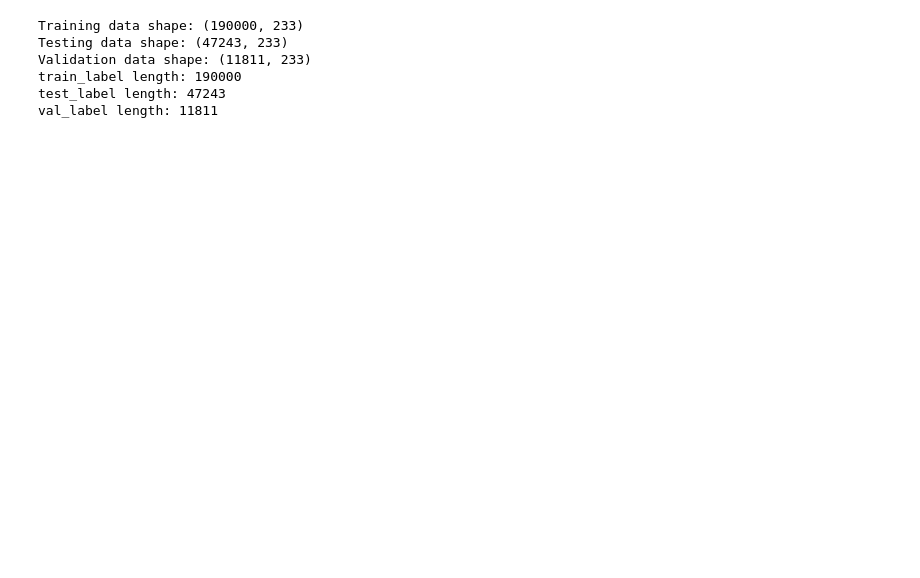
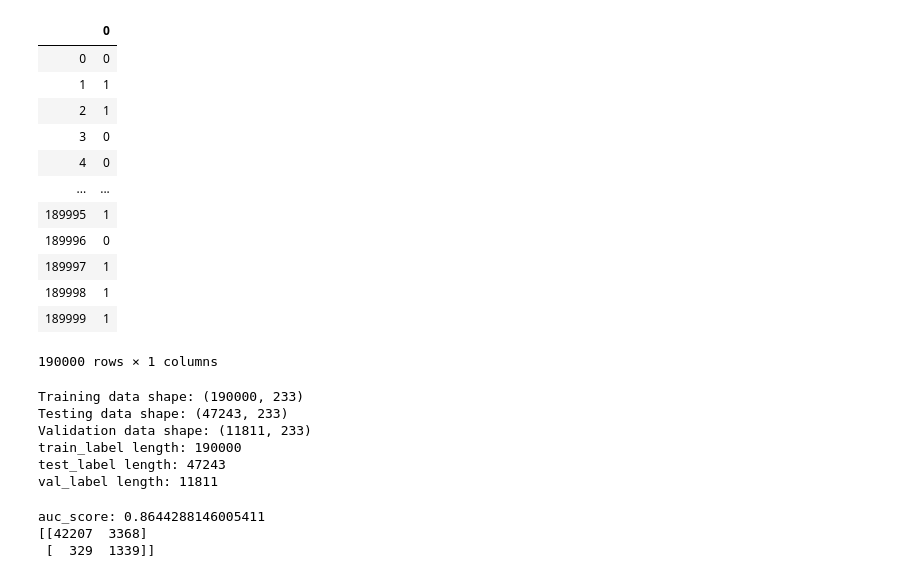
Before and after one commit to kirahman2/tensorflow_classification, a Jupyter notebook: tensorflow_classification.ipynb, the cells around one changed output. Drawn from its saved outputs; the diff is of its cells as text; code cells hidden in the pictures; blank space fills up the shorter version.

```diff
--- a/tensorflow_classification.ipynb
+++ b/tensorflow_classification.ipynb
@@ -131,6 +130,22 @@ loss = keras.losses.BinaryCrossentropy()
 #         self.scaled_val_sample = scaler.transform(self.val_sample)
 
 # pp = PreProcessing(list_data)
+# %%
+train_label
+# %% [output]
+|  | 0 |
+| 0 | 0 |
+| 1 | 1 |
+| 2 | 1 |
+| 3 | 0 |
+| 4 | 0 |
+| ... | ... |
+| 189995 | 1 |
+| 189996 | 0 |
+| 189997 | 1 |
+| 189998 | 1 |
+| 189999 | 1 |
+190000 rows × 1 columns
 # %%
 # smote and upsampling + validation set pulled from training set (now we have data leakage)
 from sklearn.utils import shuffle
@@ -215,6 +241,24 @@ val_label length: 11811
 # tests each and selects the perfect threshold to use
 # create method that saves the new model in tf SavedModel format
 # create method that creates results dataframe along with score
+# %%
+# Final model WORKING
+list_auc_score = []
+path_savedmodel = '/Users/krahman/work/tutorials/tensorflow_classification/saved_models_2/'
+model = tf.keras.models.load_model(path_savedmodel)
+
+# predictions = model.predict(pp.test_sample, batch_size=10, verbose=0)
+rounded_predictions = model.predict_classes(pp.test_sample, batch_size=10, verbose=0)
+fpr, tpr, thresholds = roc_curve(pp.test_label, rounded_predictions, pos_label=1)
+auc_score = auc(fpr, tpr)
+list_auc_score.append(auc_score)
+print('auc_score:', auc_score)
+cm = confusion_matrix(pp.test_label, rounded_predictions)
+print(cm)
+# %% [output]
+auc_score: 0.8644288146005411
+[[42207  3368]
+ [  329  1339]]
 # %%
 # append each val to list and then call order command to order the list
 # Method for fine tuning threshold
```
Also changed, not shown: parts of 17 cells of this notebook.
